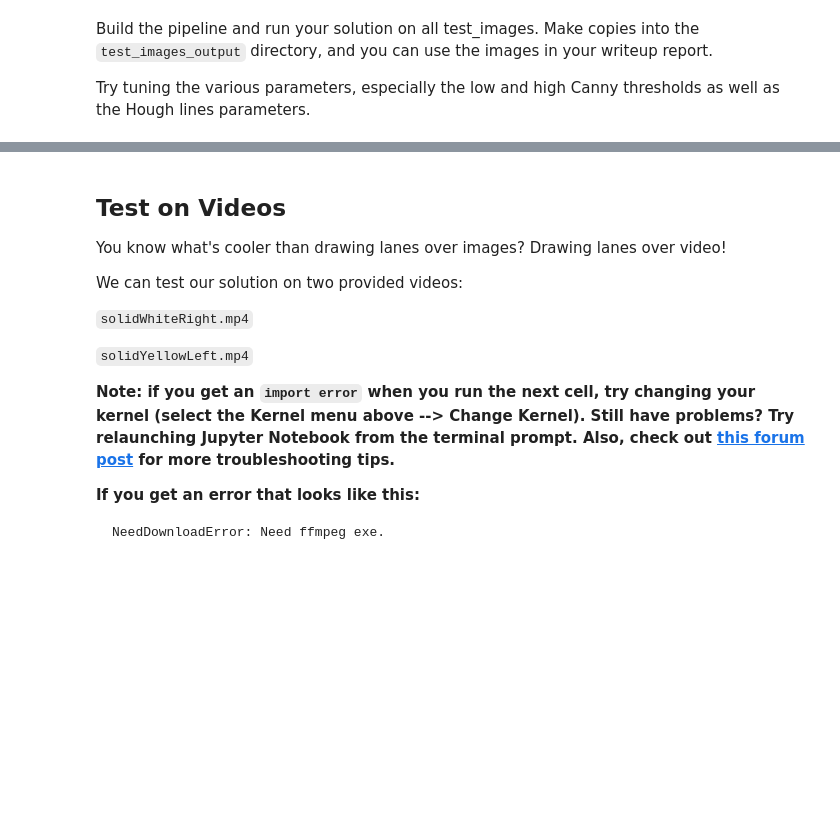
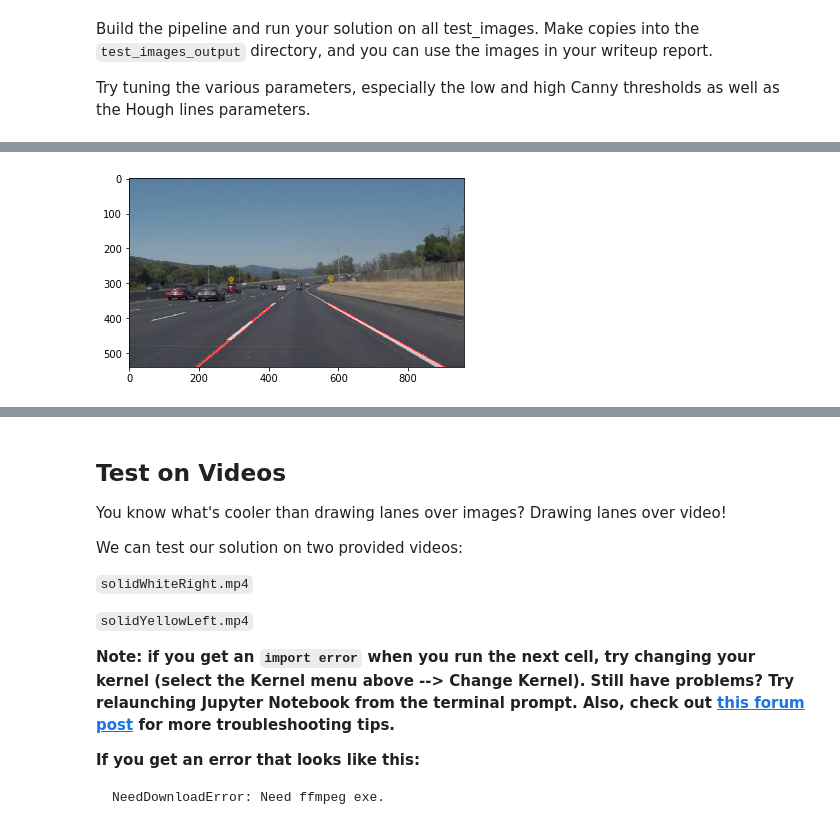
Before and after one commit to MarilynFranklin/detect-lanelines, a Jupyter notebook: P1.ipynb, the cells around one changed output, grey strips where cells are left out. Cells and saved outputs as stored; diff of their text form; code cells hidden in the pictures; blank space fills up the shorter version.

Commit message:
Improve pipeline

```diff
--- a/P1.ipynb
+++ b/P1.ipynb
@@ -269,0 +245,99 @@ for test_image in test_images:
+# %%
+# TODO: Build your pipeline that will draw lane lines on the test_images
+# then save them to the test_images directory.
+
+test_images = os.listdir("test_images/")
+
+def normalized(image):
+        img = np.copy(image)
+        b=img[:,:,0]
+        g=img[:,:,1]
+        r=img[:,:,2]
+
+        test=b+g+r
+
+        img[:,:,0]=(b/test)*255.0
+        img[:,:,1]=(g/test)*255.0
+        img[:,:,2]=(r/test)*255.0
+
+        norm_rgb=cv2.convertScaleAbs(img)
+        return norm_rgb
+
+def select_lane_by_colors(image):
+    # white BGR
+    lower_white = np.array([200, 200, 200])
+    upper_white = np.array([255, 255, 255])
+    white_mask = cv2.inRange(image, lower_white, upper_white)
+    white_RGB_image = cv2.bitwise_and(image, image, mask=white_mask)
+
+    # yellow hsv
+    hsv = cv2.cvtColor(image, cv2.COLOR_RGB2HSV)
+    lower_yellow = np.array([90,100,100])
+    upper_yellow = np.array([110,255,255])
+
+    yellow_mask = cv2.inRange(hsv, lower_yellow, upper_yellow)
+    yellow_hsv_image = cv2.bitwise_and(image, image, mask=yellow_mask)
+
+    hsv_image = cv2.addWeighted(white_RGB_image, 1., yellow_hsv_image, 1., 0.)
+
+    hls = cv2.cvtColor(image, cv2.COLOR_RGB2HLS)
+
+    # white hls
+    lower = np.uint8([  0, 200,   0])
+    upper = np.uint8([255, 255, 255])
+
+    white_hls_mask = cv2.inRange(hls, lower, upper)
+    white_hls_image = cv2.bitwise_and(image, image, mask=white_hls_mask)
+
+    # yellow hls
+    lower = np.uint8([ 10,   0, 100])
+    upper = np.uint8([ 40, 255, 255])
+    yellow_hls_mask = cv2.inRange(hls, lower, upper)
+    yellow_hls_image = cv2.bitwise_and(image, image, mask=yellow_hls_mask)
+
+    hls_image = cv2.addWeighted(white_hls_image, 1., yellow_hls_image, 1., 0.)
+
+    final_image = cv2.addWeighted(hls_image, 1., hsv_image, 1., 0.)
+
+    return final_image
+
+def find_lanes(image):
+    selected_colors = select_lane_by_colors(image)
+    gray = grayscale(selected_colors)
+    blur_gray = gaussian_blur(gray, 5)
+    # plt.figure()
+    # plt.imshow(gray)
+
+    edges = canny(blur_gray, 50, 150)
+
+    imshape = image.shape
+    third = int(imshape[0] * .66)
+    half = int(imshape[1] * .50)
+    vertices = np.array([[(0,imshape[0]),(half - 130, third), (half + 130, third), (imshape[1],imshape[0])]], dtype=np.int32)
+    rho = 3           # distance resolution in pixels of the Hough grid
+    theta = np.pi/180 # angular resolution in radians of the Hough grid
+    threshold = 15    # minimum number of votes (intersections in Hough grid cell)
+    min_line_len =  5 # minimum number of pixels making up a line
+    max_line_gap = 25 # maximum gap in pixels between connectable line segments
+
+    masked_edges = region_of_interest(edges, vertices)
+    # plt.figure()
+    # plt.imshow(masked_edges)
+    with_lines = hough_lines(masked_edges, rho, theta, threshold, min_line_len, max_line_gap)
+
+    # draw region of interest
+    # cv2.polylines(with_lines, vertices, True, [0, 255, 0], thickness=3)
+
+    image_with_lanes = weighted_img(with_lines, image)
+
+    return image_with_lanes
+
+for test_image in test_images:
+    name = "test_images/{test_image!s}".format(**locals())
+    new_name = "test_images_output/{test_image!s}".format(**locals())
+    image = find_lanes(mpimg.imread(name))
+    mpimg.imsave(new_name, image)
+    plt.figure()
+    plt.imshow(image)
+# %% [output]
+[figure, added]
```
Also changed, not shown: parts of 6 cells of this notebook, 9 other files.
